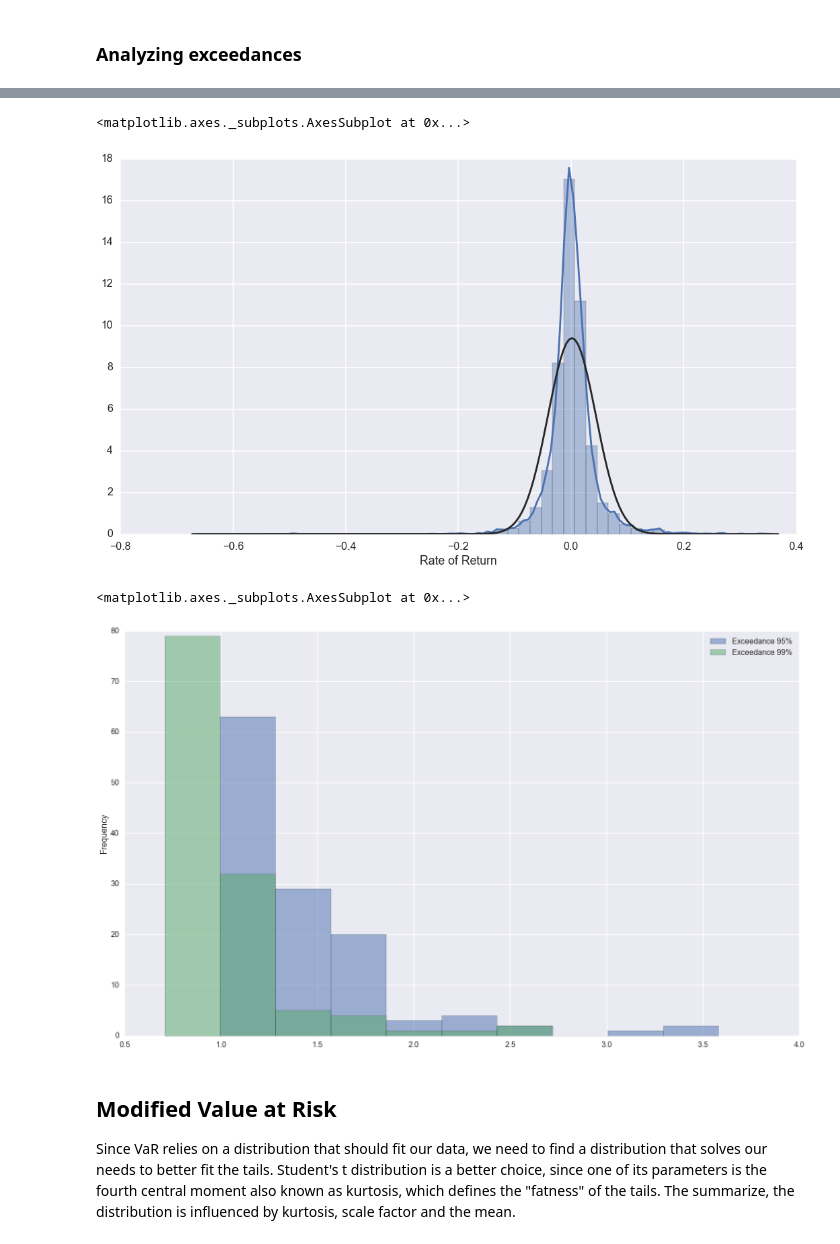
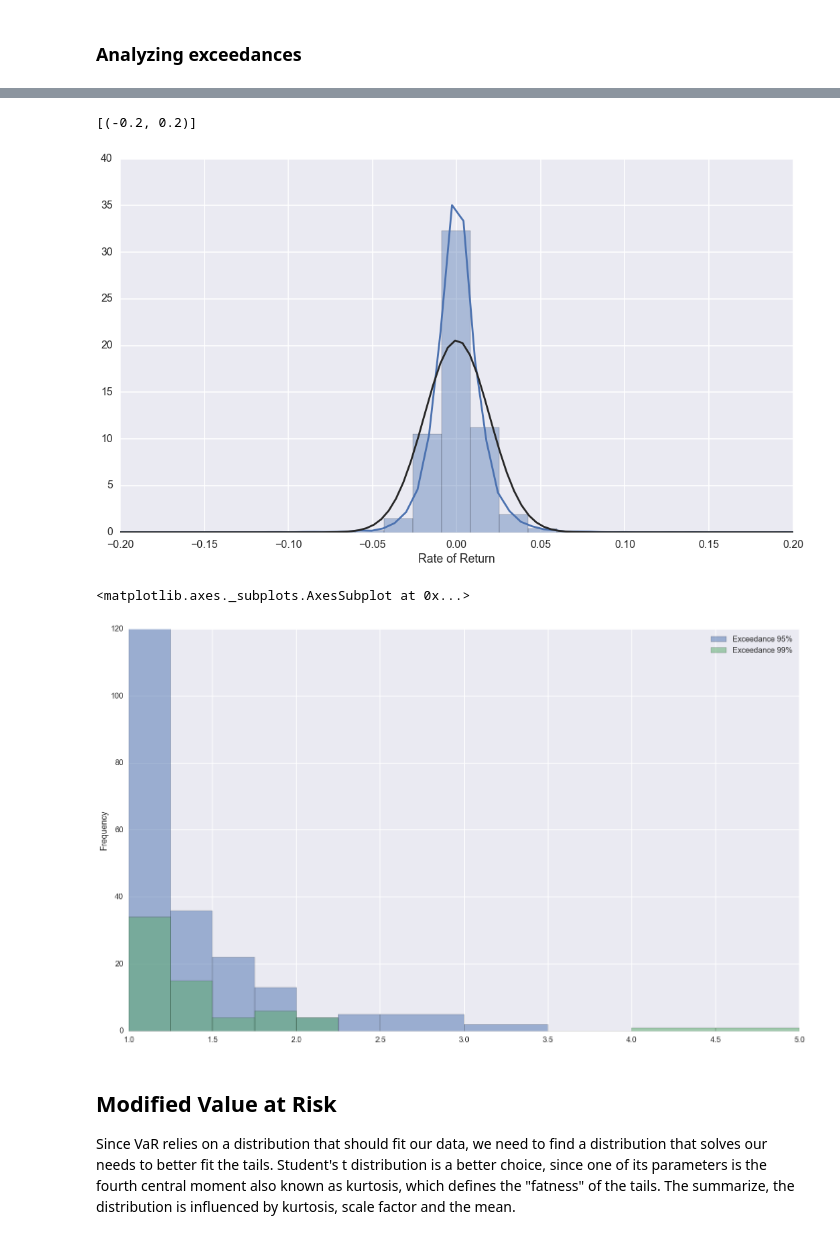
Before and after one commit to thecarlmartin/value-at-risk-exploration, a Jupyter notebook: Value at Risk Exploration.ipynb, the cells around one changed output, grey strips where cells are left out. Cells and saved outputs as stored; diff of their text form; code cells hidden in the pictures.

```diff
--- a/Value at Risk Exploration.ipynb
+++ b/Value at Risk Exploration.ipynb
@@ -66,7 +63,7 @@ def data_loading(file):
 # %% [markdown]
 ## Normal Value at Risk
 # %%
-nvar_data = data_loading("data/amzn.csv")
+nvar_data = data_loading("data/KO.csv")
 # %%
 def data_statistics(dataset):
     return {'mean': np.mean(dataset['Rate of Return']),
@@ -140,15 +138,18 @@ nvar_data[['Exceedance 95%','Exceedance 99%']].where(nvar_data['Exceedance 95%']
 # %%
 sns.set_context("poster")
 plt.figure(figsize=(18, 10))
-sns.distplot(nvar_data['Rate of Return'][1:], fit=scipy.stats.norm)
+dist = sns.distplot(nvar_data['Rate of Return'][1:], fit=scipy.stats.norm)
+dist.set(xlim=(-0.2, 0.2))
 # %% [output]
-<matplotlib.axes._subplots.AxesSubplot at 0x...>
+[(-0.2, 0.2)]
-[figure, old version]
+[figure, new version]
 # %%
-nvar_data[['Exceedance 95%','Exceedance 99%']].where(nvar_data['Exceedance 95%']>1).dropna().plot.hist(alpha=0.5, figsize=(25, 15))
+nvar_data[['Exceedance 95%','Exceedance 99%']].where(nvar_data['Exceedance 95%']>1).dropna().plot.hist(alpha=0.5,
+                                                                                                       figsize=(25, 15),
+                                                                                                       bins=[1, 1.25, 1.5, 1.75, 2, 2.25, 2.5, 3, 3.5, 4, 4.5, 5])
 # %% [output]
 <matplotlib.axes._subplots.AxesSubplot at 0x...>
-[figure, old version]
+[figure, new version]
 # %% [markdown]
 ## Modified Value at Risk
 Since VaR relies on a distribution that should fit our data, we need to find a distribution that solves our needs to better fit the tails. Student's t distribution is a better choice, since one of its parameters is the fourth central moment also known as kurtosis, which defines the "fatness" of the tails.
```
Also changed, not shown: parts of 19 cells of this notebook, 2 other files.
